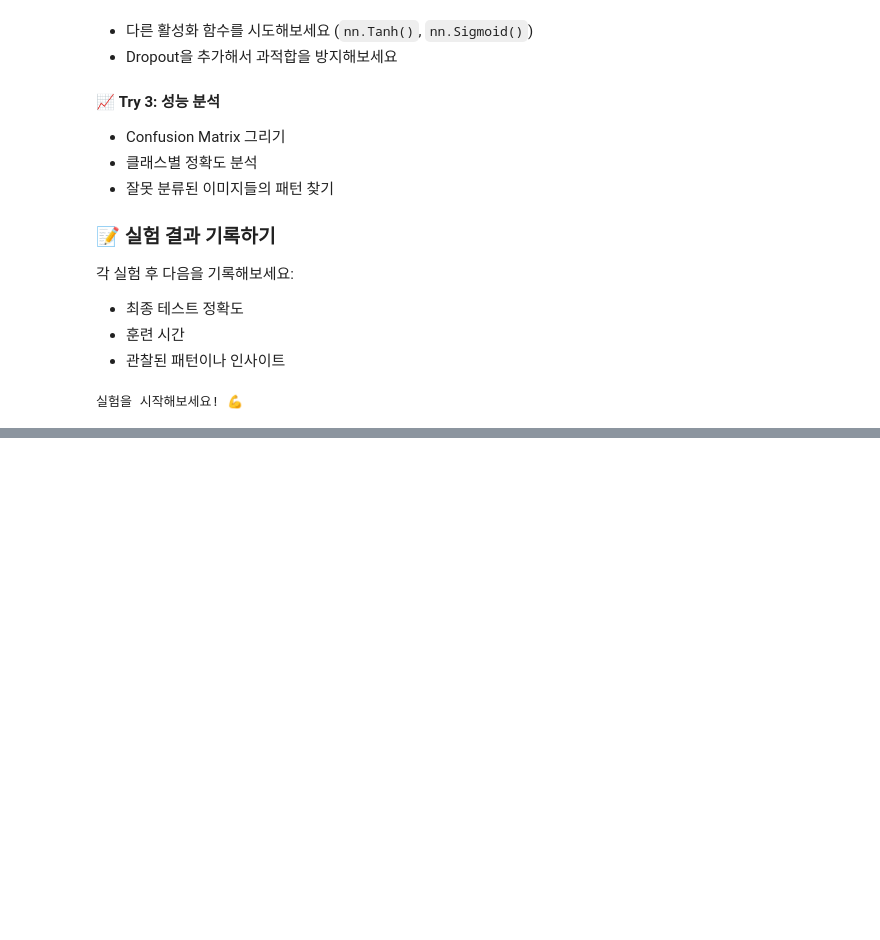
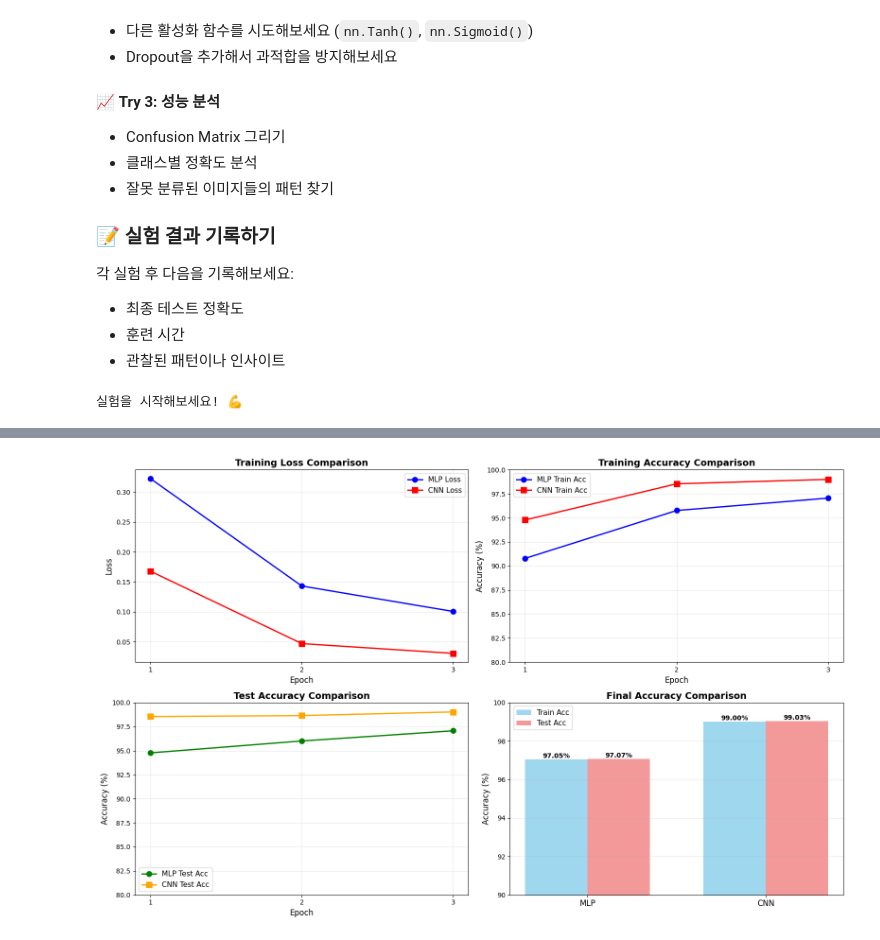
Before and after one commit to HUFS-LAI-Seungtaek/HUFS-LAI-ML4E-2025-2, a Jupyter notebook: submissions/202302592/assignment2/ml4e-mnist.ipynb, the cells around one changed output, grey strips where cells are left out. Drawn from its saved outputs; the diff is of its cells as text; code cells hidden in the pictures; blank space fills up the shorter version.

```diff
--- a/submissions/202302592/assignment2/ml4e-mnist.ipynb
+++ b/submissions/202302592/assignment2/ml4e-mnist.ipynb
@@ -686,0 +905,97 @@ print("실험을 시작해보세요! 💪")
+# %%
+# MLP vs CNN 비교 시각화
+fig, ((ax1, ax2), (ax3, ax4)) = plt.subplots(2, 2, figsize=(16, 10))
+
+epochs_range = range(1, nb_epochs + 1)
+
+# 1. Loss 비교
+ax1.plot(epochs_range, train_losses, 'b-', marker='o', linewidth=2,
+         markersize=8, label='MLP Loss')
+ax1.plot(epochs_range, cnn_train_losses, 'r-', marker='s', linewidth=2,
+         markersize=8, label='CNN Loss')
+ax1.set_title('Training Loss Comparison', fontsize=14, fontweight='bold')
+ax1.set_xlabel('Epoch', fontsize=12)
+ax1.set_ylabel('Loss', fontsize=12)
+ax1.legend(fontsize=11)
+ax1.grid(True, alpha=0.3)
+ax1.set_xticks(epochs_range)
+
+# 2. 훈련 정확도 비교
+ax2.plot(epochs_range, train_accuracies, 'b-', marker='o', linewidth=2,
+         markersize=8, label='MLP Train Acc')
+ax2.plot(epochs_range, cnn_train_accuracies, 'r-', marker='s', linewidth=2,
+         markersize=8, label='CNN Train Acc')
+ax2.set_title('Training Accuracy Comparison', fontsize=14, fontweight='bold')
+ax2.set_xlabel('Epoch', fontsize=12)
+ax2.set_ylabel('Accuracy (%)', fontsize=12)
+ax2.legend(fontsize=11)
+ax2.grid(True, alpha=0.3)
+ax2.set_xticks(epochs_range)
+ax2.set_ylim(80, 100)
+
+# 3. 테스트 정확도 비교
+ax3.plot(epochs_range, test_accuracies, 'g-', marker='o', linewidth=2,
+         markersize=8, label='MLP Test Acc')
+ax3.plot(epochs_range, cnn_test_accuracies, 'orange', marker='s', linewidth=2,
+         markersize=8, label='CNN Test Acc')
+ax3.set_title('Test Accuracy Comparison', fontsize=14, fontweight='bold')
+ax3.set_xlabel('Epoch', fontsize=12)
+ax3.set_ylabel('Accuracy (%)', fontsize=12)
+ax3.legend(fontsize=11)
+ax3.grid(True, alpha=0.3)
+ax3.set_xticks(epochs_range)
+ax3.set_ylim(80, 100)
+
+# 4. 최종 결과 비교 (막대 그래프)
+models = ['MLP', 'CNN']
+final_train_acc = [train_accuracies[-1], cnn_train_accuracies[-1]]
+final_test_acc = [test_accuracies[-1], cnn_test_accuracies[-1]]
+
+x = np.arange(len(models))
+width = 0.35
+
+bars1 = ax4.bar(x - width/2, final_train_acc, width, label='Train Acc', alpha=0.8, color='skyblue')
+bars2 = ax4.bar(x + width/2, final_test_acc, width, label='Test Acc', alpha=0.8, color='lightcoral')
+
+ax4.set_ylabel('Accuracy (%)', fontsize=12)
+ax4.set_title('Final Accuracy Comparison', fontsize=14, fontweight='bold')
+ax4.set_xticks(x)
+ax4.set_xticklabels(models, fontsize=12)
+ax4.legend(fontsize=11)
+ax4.set_ylim(90, 100)
+ax4.grid(axis='y', alpha=0.3)
+
+# 값을 막대 위에 표시
+for bars in [bars1, bars2]:
+    for bar in bars:
+        height = bar.get_height()
+        ax4.text(bar.get_x() + bar.get_width()/2., height,
+                f'{height:.2f}%',
+                ha='center', va='bottom', fontsize=10, fontweight='bold')
+
+plt.tight_layout()
+plt.show()
+
+# 비교 테이블
+print("\n" + "="*70)
+print("MLP vs CNN 성능 비교")
+print("="*70)
+print(f"{'항목':<30} {'MLP':<20} {'CNN':<20}")
+print("-"*70)
+print(f"{'최종 훈련 정확도':<30} {train_accuracies[-1]:.2f}% {cnn_train_accuracies[-1]:.2f}%")
+print(f"{'최종 테스트 정확도':<30} {test_accuracies[-1]:.2f}% {cnn_test_accuracies[-1]:.2f}%")
+print(f"{'과적합 정도 (train-test)':<30} {train_accuracies[-1]-test_accuracies[-1]:.2f}% {cnn_train_accuracies[-1]-cnn_test_accuracies[-1]:.2f}%")
+print(f"{'총 파라미터 수':<30} {sum(p.numel() for p in model.parameters()):,} {sum(p.numel() for p in cnn_model_train.parameters()):,}")
+print(f"{'최종 Loss':<30} {train_losses[-1]:.4f} {cnn_train_losses[-1]:.4f}")
+print("="*70)
+
+# 성능 차이 분석
+accuracy_diff = cnn_test_accuracies[-1] - test_accuracies[-1]
+if accuracy_diff > 0:
+    print(f"\n✓ CNN이 MLP보다 {accuracy_diff:.2f}% 더 높은 성능을 보였습니다.")
+    print("  CNN이 이미지의 2D 구조 정보를 더 잘 활용하고 있습니다.")
+else:
+    print(f"\n✓ MLP가 CNN보다 {-accuracy_diff:.2f}% 더 높은 성능을 보였습니다.")
+    print(f"  추가 에포크 훈련으로 성능 개선이 가능할 수 있습니다.")
+# %% [output]
+[figure, added]
```
Also changed, not shown: parts of 15 cells of this notebook.
